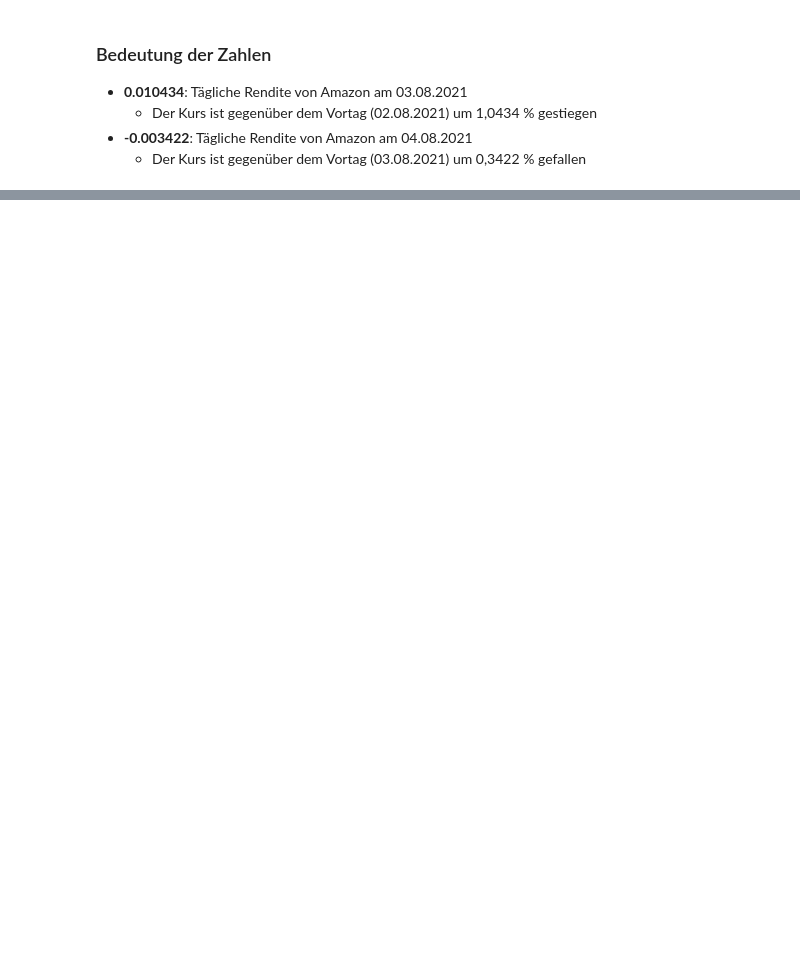
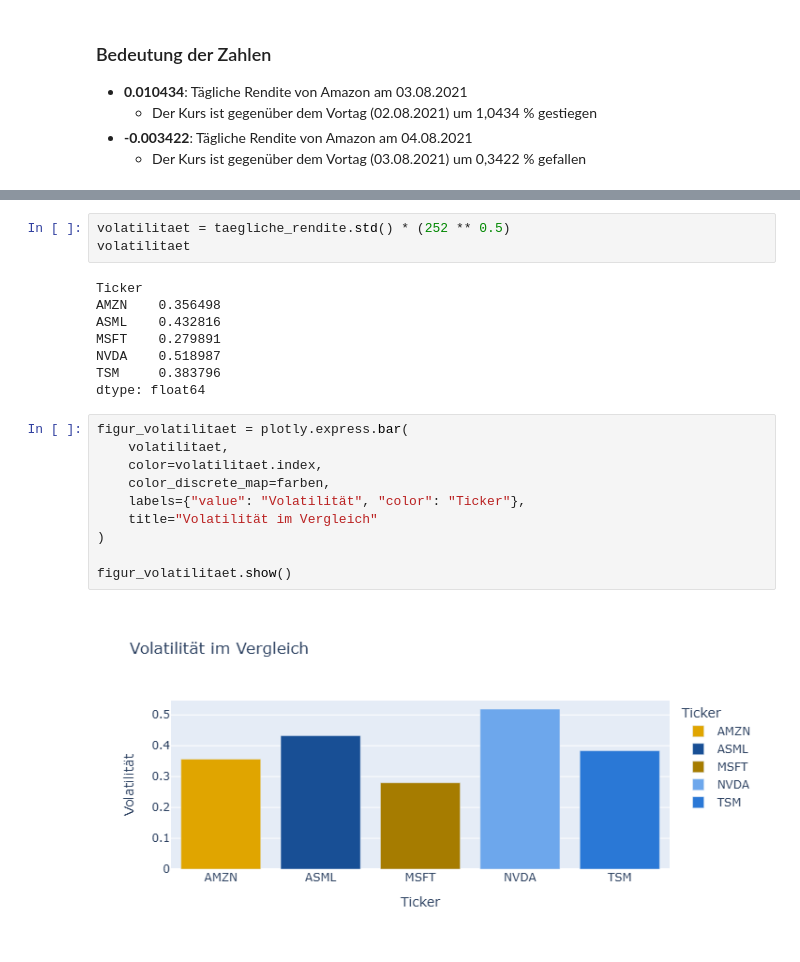
Before and after one commit to dustin-keks/DLBFTPPP01, a Jupyter notebook: praesentation.ipynb, the cells around one changed output, grey strips where cells are left out. Saved outputs shown, nothing was run; the diff lists cells and outputs as text; blank space fills up the shorter version.

```diff
--- a/praesentation.ipynb
+++ b/praesentation.ipynb
@@ -176,0 +266,23 @@ returns.head()
+# %%
+volatilitaet = taegliche_rendite.std() * (252 ** 0.5)
+volatilitaet
+# %% [output]
+Ticker
+AMZN    0.356498
+ASML    0.432816
+MSFT    0.279891
+NVDA    0.518987
+TSM     0.383796
+dtype: float64
+# %%
+figur_volatilitaet = plotly.express.bar(
+    volatilitaet,
+    color=volatilitaet.index,
+    color_discrete_map=farben,
+    labels={"value": "Volatilität", "color": "Ticker"},
+    title="Volatilität im Vergleich"
+)
+
+figur_volatilitaet.show()
+# %% [output]
+[figure, added]
```
Also changed, not shown: parts of 26 cells of this notebook.
